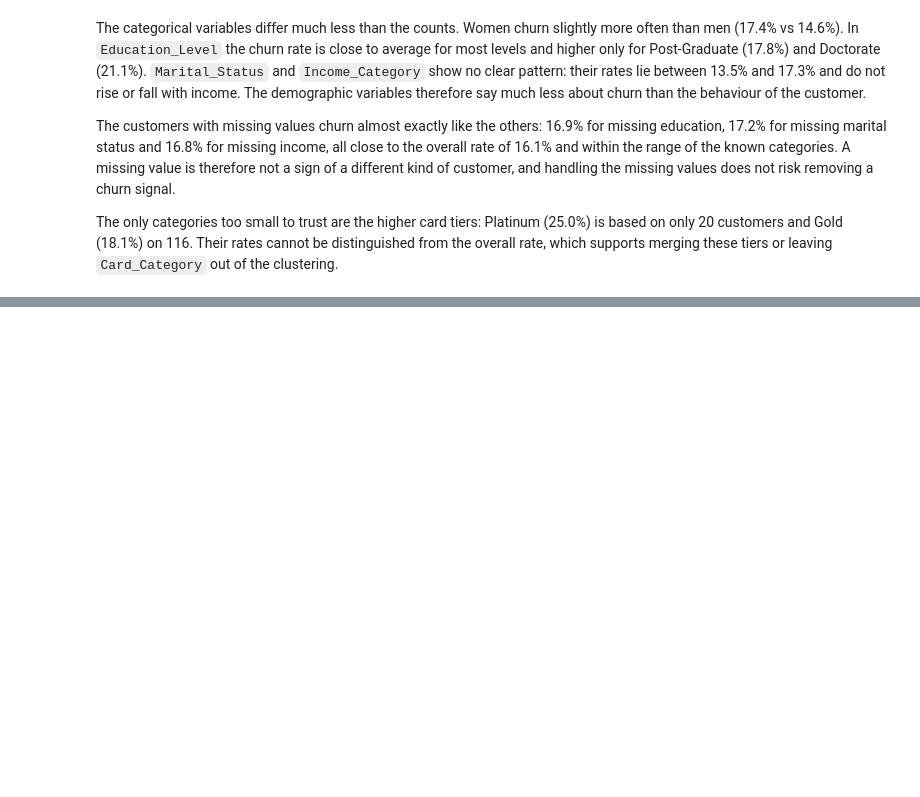
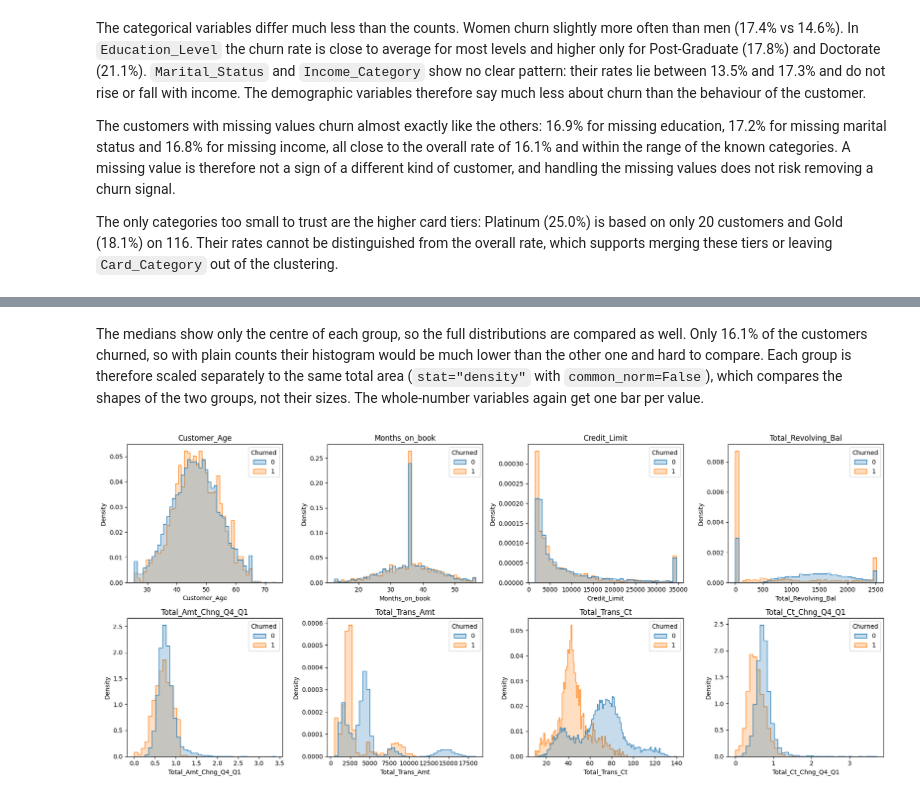
Before and after one commit to d3m1d0s/FoML_projects, a Jupyter notebook: project_1/bankchurners_eda_clustering.ipynb, the cells around one changed output, grey strips where cells are left out. Saved outputs shown, nothing was run; the diff lists cells and outputs as text; code cells hidden in the pictures; blank space fills up the shorter version.

```diff
--- a/project_1/bankchurners_eda_clustering.ipynb
+++ b/project_1/bankchurners_eda_clustering.ipynb
@@ -730,0 +752,15 @@ The only categories too small to trust are the higher card tiers: Platinum (25.0
+# %% [markdown]
+The medians show only the centre of each group, so the full distributions are compared as well. Only 16.1% of the customers churned, so with plain counts their histogram would be much lower than the other one and hard to compare. Each group is therefore scaled separately to the same total area (`stat="density"` with `common_norm=False`), which compares the shapes of the two groups, not their sizes. The whole-number variables again get one bar per value.
+# %%
+fig, axes = plt.subplots(2, 4, figsize=(18, 8))
+
+for ax, col in zip(axes.flat, cont_cols):
+    binning = {"discrete": True} if col in int_cols else {"bins": 40}
+    sns.histplot(data=df, x=col, hue="Churned", stat="density", common_norm=False,
+                 element="step", ax=ax, **binning)
+    ax.set_title(col)
+
+plt.tight_layout()
+plt.show()
+# %% [output]
+[figure, added]
```
Also changed, not shown: parts of 4 cells of this notebook.
